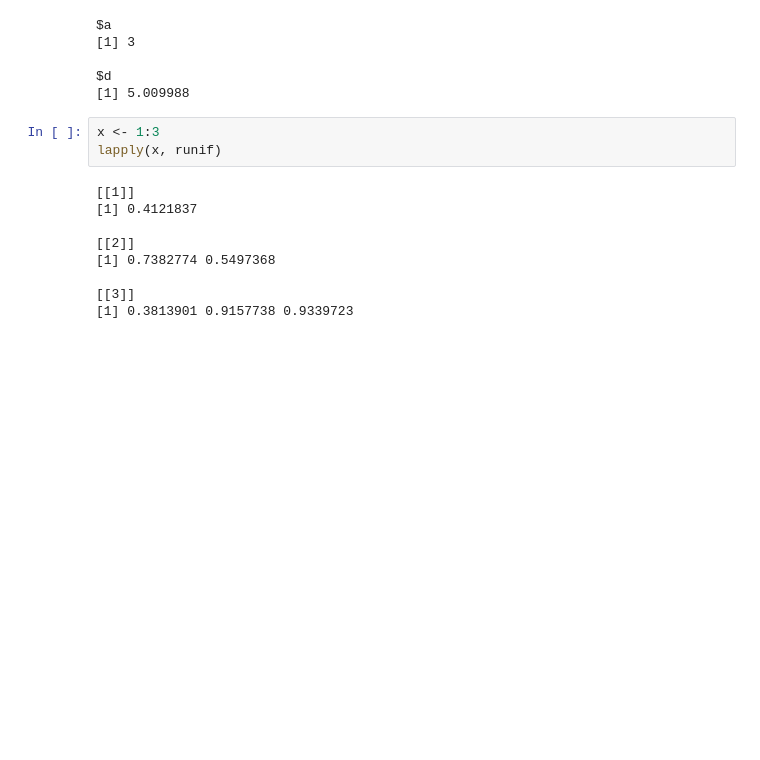
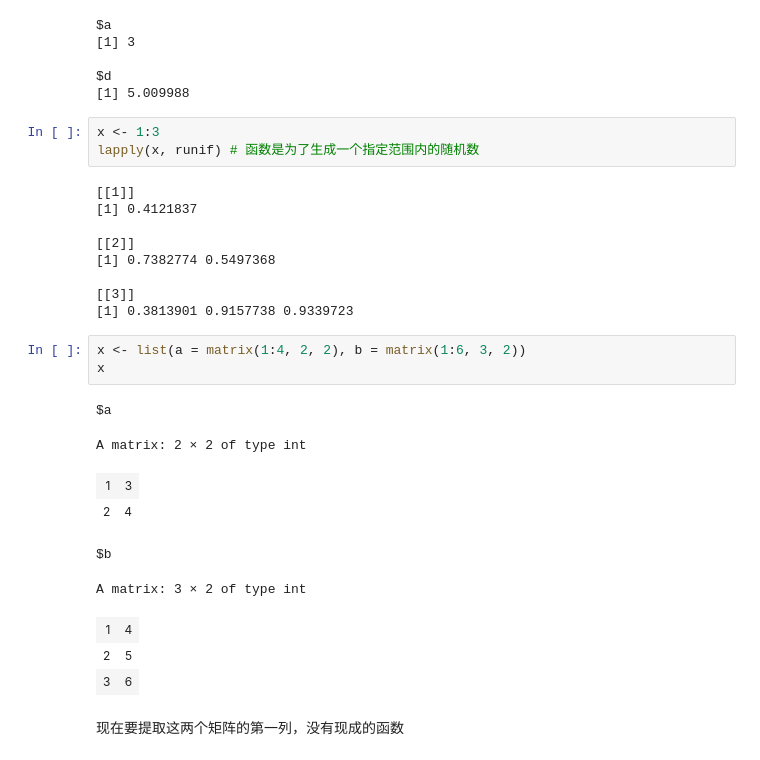
Before and after one commit to daiyizheng/DL, a Jupyter notebook: 97-bioinformatics/R_project/R_base/循环函数.ipynb, the cells around one changed output. Drawn from its saved outputs; the diff is of its cells as text; blank space fills up the shorter version.

```diff
--- a/97-bioinformatics/R_project/R_base/循环函数.ipynb
+++ b/97-bioinformatics/R_project/R_base/循环函数.ipynb
@@ -39,7 +39,7 @@ $d
 [1] 5.009988
 # %%
 x <- 1:3
-lapply(x, runif)
+lapply(x, runif) # 函数是为了生成一个指定范围内的随机数
 # %% [output]
 [[1]]
 [1] 0.4121837
@@ -49,3 +49,18 @@ lapply(x, runif)
 
 [[3]]
 [1] 0.3813901 0.9157738 0.9339723
+# %%
+x <- list(a = matrix(1:4, 2, 2), b = matrix(1:6, 3, 2))
+x
+# %% [output]
+$a
+A matrix: 2 × 2 of type int
+| 1 | 3 |
+| 2 | 4 |
+$b
+A matrix: 3 × 2 of type int
+| 1 | 4 |
+| 2 | 5 |
+| 3 | 6 |
+# %% [markdown]
+现在要提取这两个矩阵的第一列，没有现成的函数
```
Also changed, not shown: parts of 42 cells of this notebook, 6 other files.
